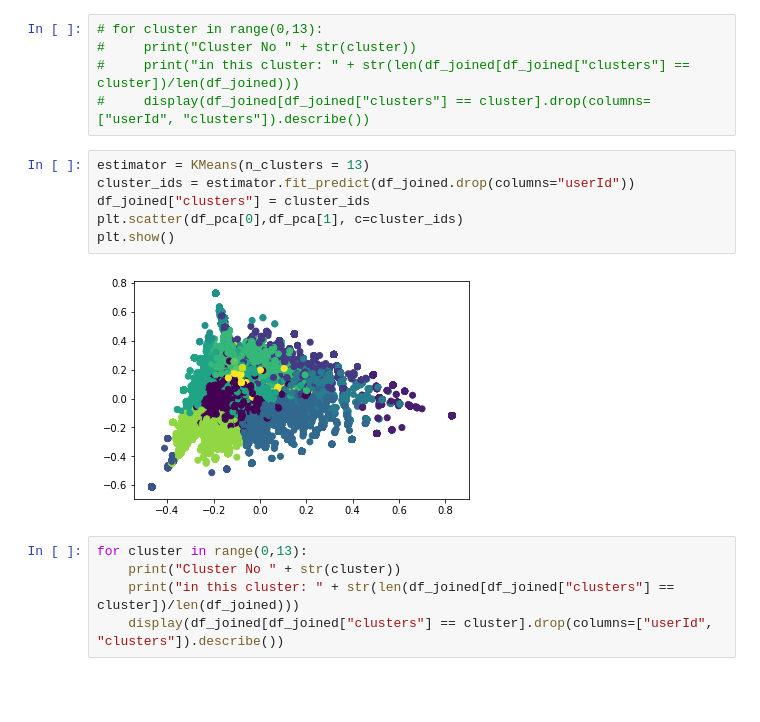
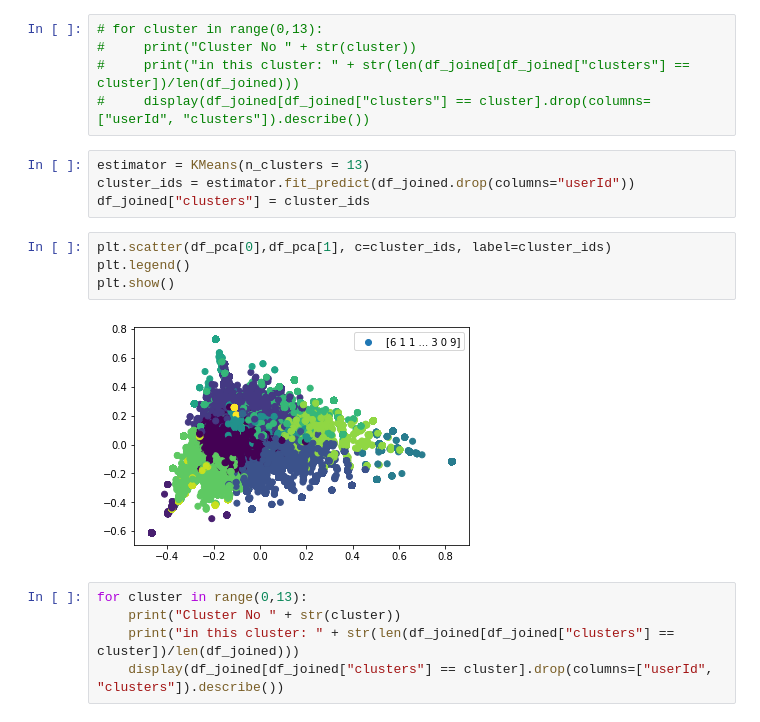
Before and after one commit to janapfeffer/DM_Project_MoviePrediction, a Jupyter notebook: ClusterExperiments.ipynb, the cells around one changed output. Drawn from its saved outputs; the diff is of its cells as text; blank space fills up the shorter version.

```diff
--- a/ClusterExperiments.ipynb
+++ b/ClusterExperiments.ipynb
@@ -127,10 +127,12 @@ Let's take a look at the genres in representative clusters:
 estimator = KMeans(n_clusters = 13)
 cluster_ids = estimator.fit_predict(df_joined.drop(columns="userId"))
 df_joined["clusters"] = cluster_ids
-plt.scatter(df_pca[0],df_pca[1], c=cluster_ids)
-plt.show()
-# %% [output]
-[figure, removed]
+# %%
+plt.scatter(df_pca[0],df_pca[1], c=cluster_ids, label=cluster_ids)
+plt.legend()
+plt.show()
+# %% [output]
+[figure, added]
 # %%
 for cluster in range(0,13):
     print("Cluster No " + str(cluster))
```
